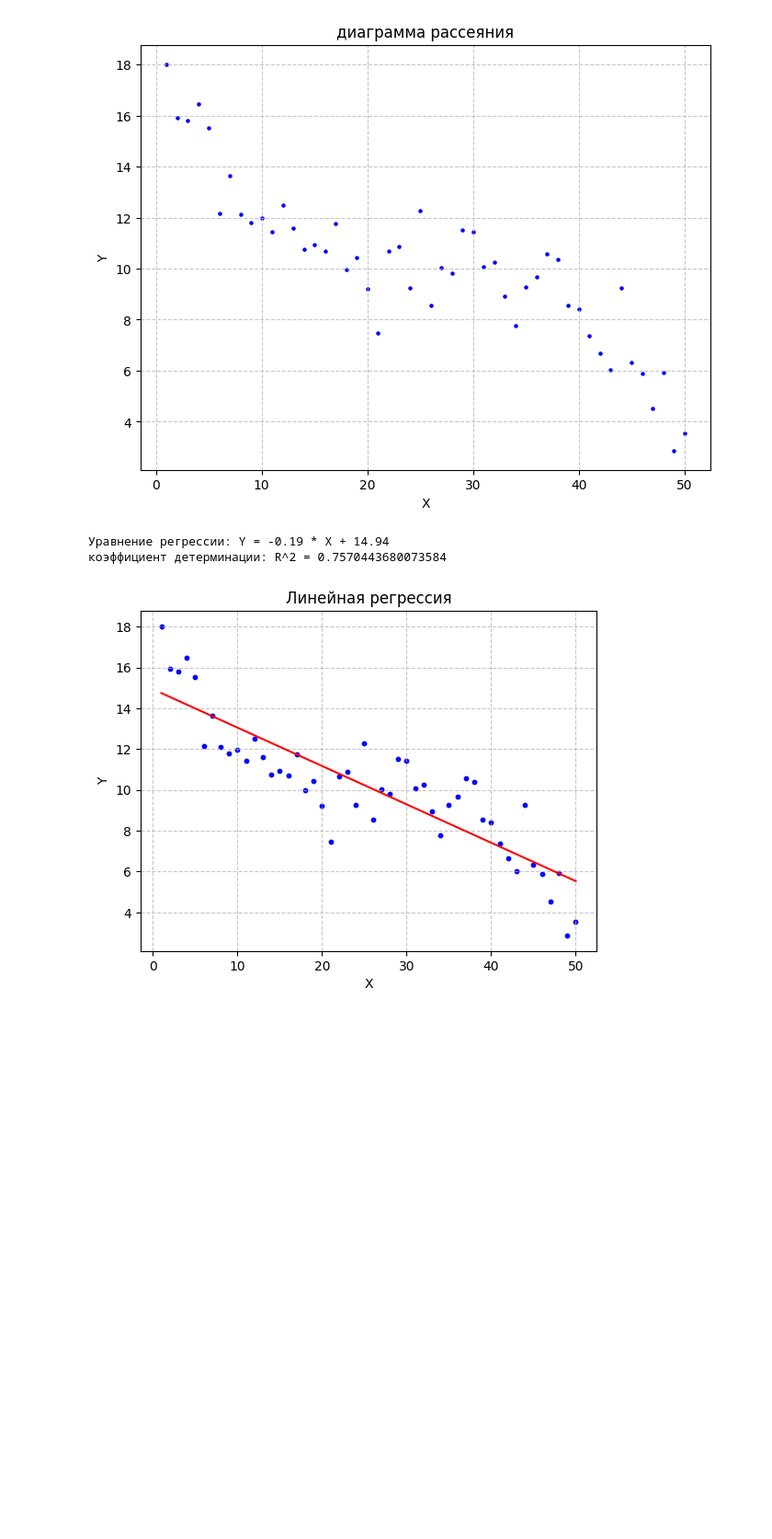
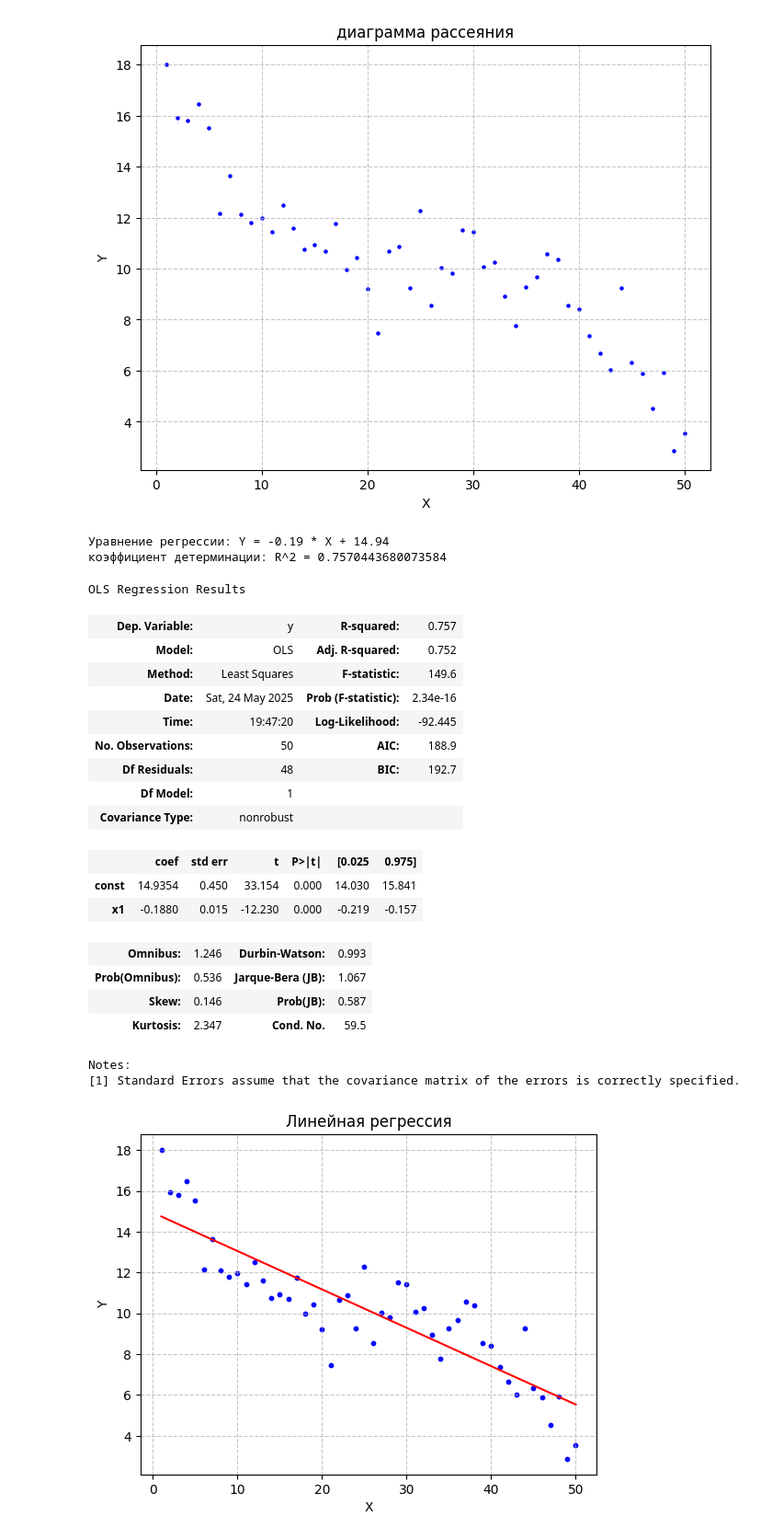
Before and after one commit to matv864/AI_work, a Jupyter notebook: matstat/LR9.ipynb, the cells around one changed output. Shown at 92% size. Saved outputs shown, nothing was run; the diff lists cells and outputs as text; code cells hidden in the pictures; blank space fills up the shorter version.

```diff
--- a/matstat/LR9.ipynb
+++ b/matstat/LR9.ipynb
@@ -149,17 +149,37 @@ plt.show()
 # %%
 # № 3
 # Построить модель линейной регрессии с помощью statsmodels.api.OLS взяв в качестве условного матожидания линейную функцию
 # Для модели вида Y=aX+b необходимо добавить столбец единиц:
 X_with_const = sm.add_constant(X)
 model = sm.OLS(Y, X_with_const)
 results = model.fit()
 a = results.params[1]
 b = results.params[0]
 print(f"Уравнение регрессии: Y = {a:.2f} * X + {b:.2f}")
 print(f"коэффициент детерминации: R^2 = {results.rsquared}")
+results.summary()
 # %% [output]
 Уравнение регрессии: Y = -0.19 * X + 14.94
 коэффициент детерминации: R^2 = 0.7570443680073584
+OLS Regression Results
+| Dep. Variable: | y | R-squared: | 0.757 |
+| Model: | OLS | Adj. R-squared: | 0.752 |
+| Method: | Least Squares | F-statistic: | 149.6 |
+| Date: | Sat, 24 May 2025 | Prob (F-statistic): | 2.34e-16 |
+| Time: | 19:47:20 | Log-Likelihood: | -92.445 |
+| No. Observations: | 50 | AIC: | 188.9 |
+| Df Residuals: | 48 | BIC: | 192.7 |
+| Df Model: | 1 |  |  |
+| Covariance Type: | nonrobust |  |  |
+|  | coef | std err | t | P>|t| | [0.025 | 0.975] |
+| const | 14.9354 | 0.450 | 33.154 | 0.000 | 14.030 | 15.841 |
+| x1 | -0.1880 | 0.015 | -12.230 | 0.000 | -0.219 | -0.157 |
+| Omnibus: | 1.246 | Durbin-Watson: | 0.993 |
+| Prob(Omnibus): | 0.536 | Jarque-Bera (JB): | 1.067 |
+| Skew: | 0.146 | Prob(JB): | 0.587 |
+| Kurtosis: | 2.347 | Cond. No. | 59.5 |
+Notes:
+[1] Standard Errors assume that the covariance matrix of the errors is correctly specified.
 # %%
 # № 4
 # На диаграмму рассеяния добавить линию регрессии
```
Also changed, not shown: parts of 4 cells of this notebook.
